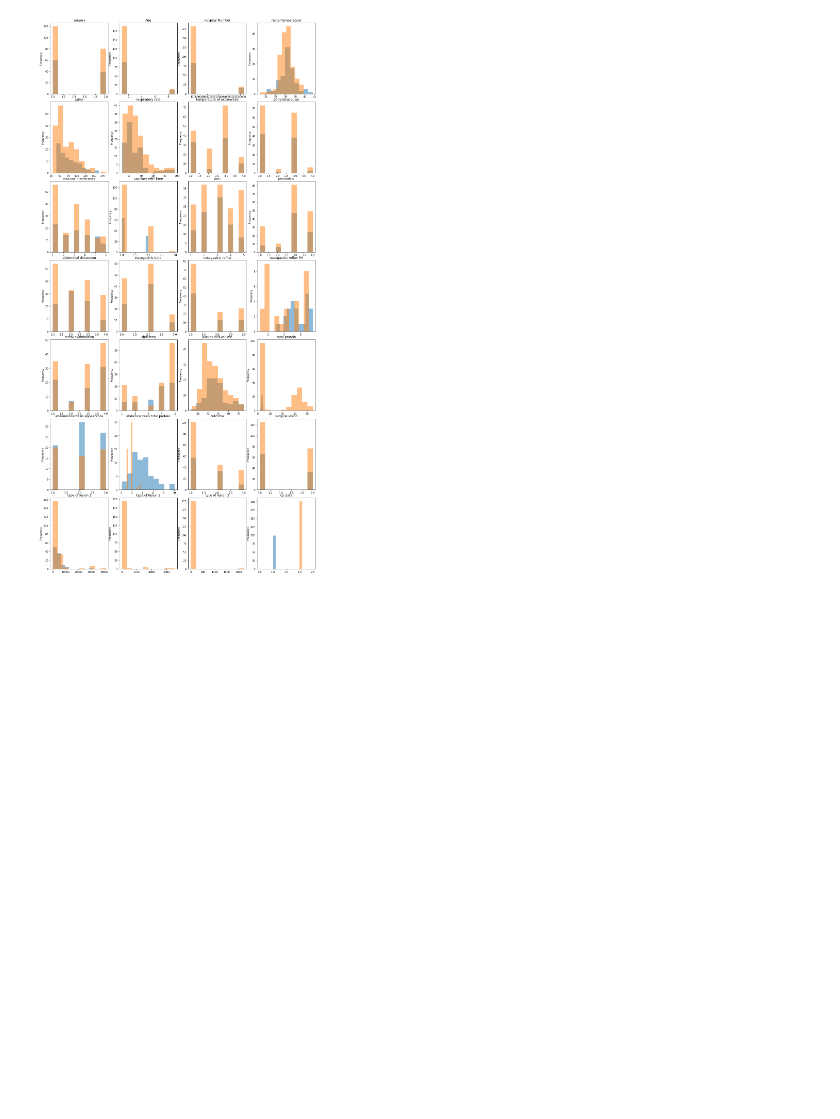
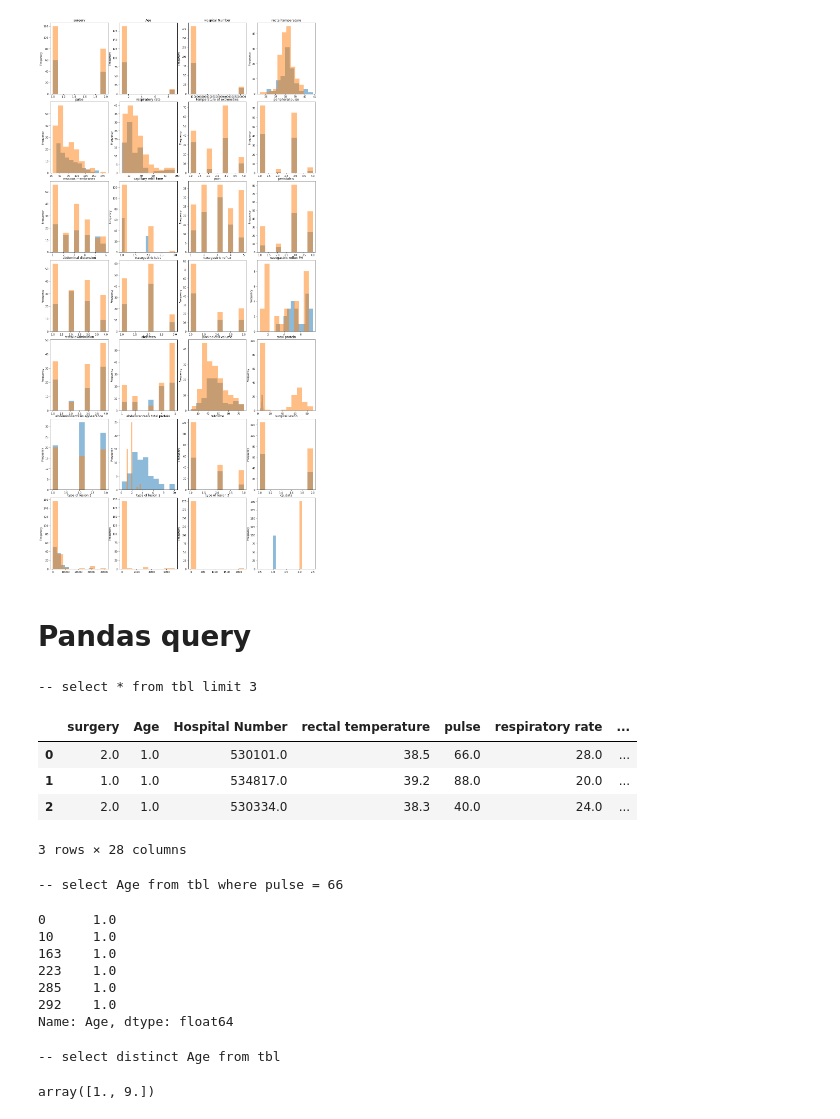
Before and after one commit to Jane-Tran/hong_notebooks, a Jupyter notebook: preprocessing_with_horse_colic_dataset.ipynb, the cells around one changed output. Drawn from its saved outputs; the diff is of its cells as text; code cells hidden in the pictures; blank space fills up the shorter version.

Commit message:
Pandas queries 1

```diff
--- a/preprocessing_with_horse_colic_dataset.ipynb
+++ b/preprocessing_with_horse_colic_dataset.ipynb
@@ -73,3 +73,32 @@ for i, col in enumerate(pdf_horse_colic.columns):
     pdf_horse_colic.groupby("cp_data")[col].plot.hist(title=col, alpha=0.5, ax=axes[pos_i, pos_j]);
 # %% [output]
 [figure]
+# %% [markdown]
+# Pandas query
+# %%
+# SELECT, WHERE, DISTINCT, LIMIT
+print "-- select * from tbl limit 3"
+display(pdf_horse_colic.head(3))
+
+print "-- select Age from tbl where pulse = 66"
+display(pdf_horse_colic[pdf_horse_colic["pulse"] == 66.0]["Age"])
+
+print "-- select distinct Age from tbl"
+display(pdf_horse_colic["Age"].unique())
+# %% [output]
+-- select * from tbl limit 3
+|  | surgery | Age | Hospital Number | rectal temperature | pulse | respiratory rate | ... |
+| 0 | 2.0 | 1.0 | 530101.0 | 38.5 | 66.0 | 28.0 | ... |
+| 1 | 1.0 | 1.0 | 534817.0 | 39.2 | 88.0 | 20.0 | ... |
+| 2 | 2.0 | 1.0 | 530334.0 | 38.3 | 40.0 | 24.0 | ... |
+3 rows × 28 columns
+-- select Age from tbl where pulse = 66
+0      1.0
+10     1.0
+163    1.0
+223    1.0
+285    1.0
+292    1.0
+Name: Age, dtype: float64
+-- select distinct Age from tbl
+array([1., 9.])
```
Also changed, not shown: parts of 6 cells of this notebook.
